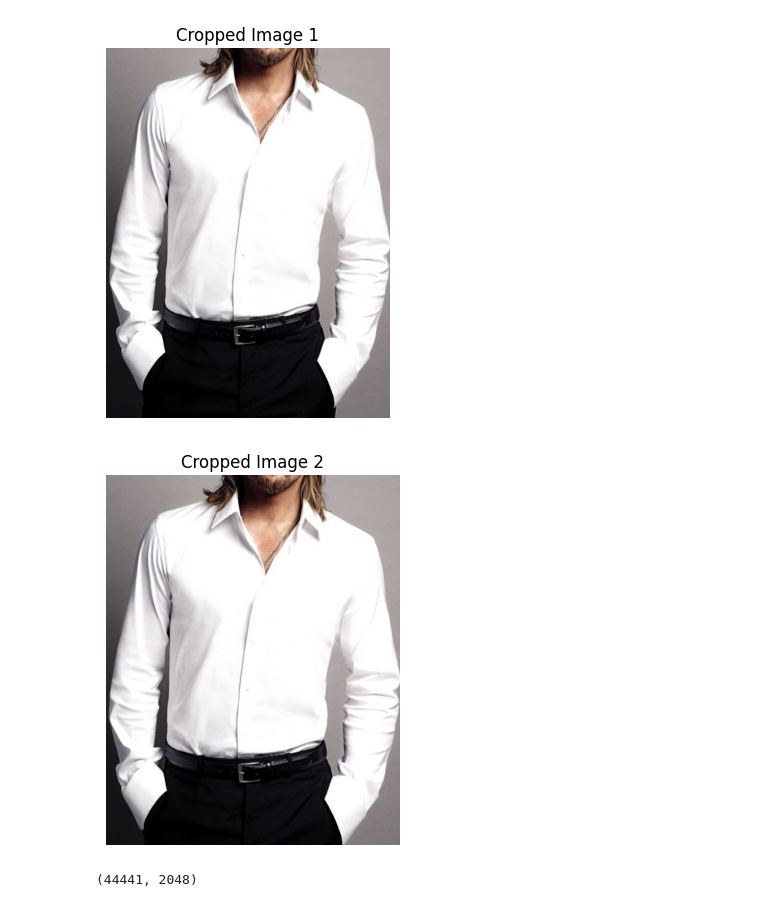
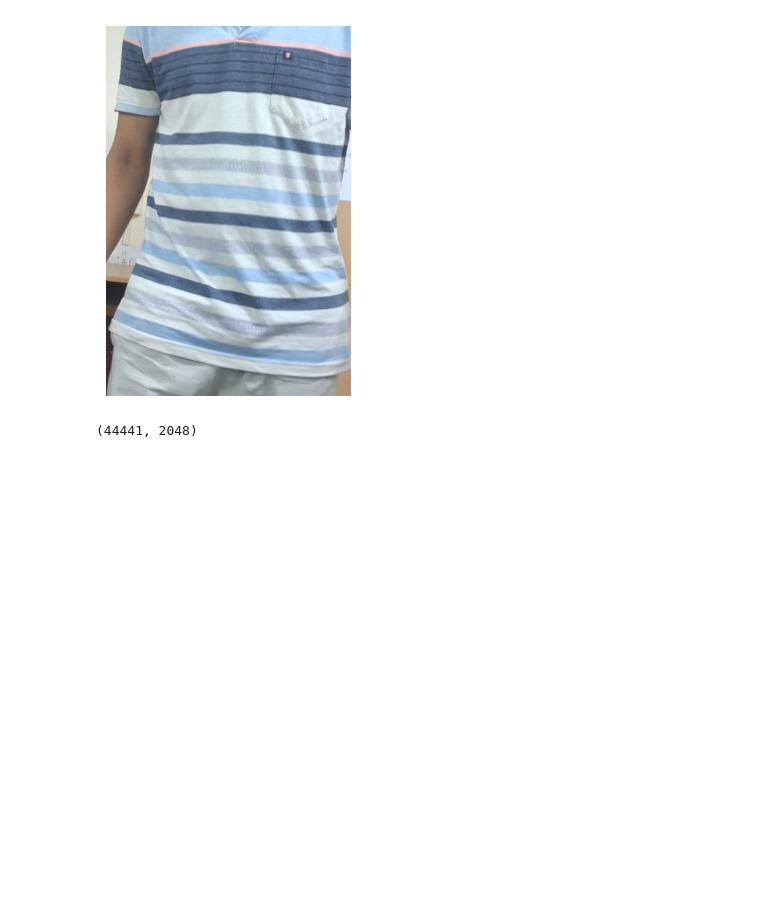
Before and after one commit to Raihan2511/ShopLens-AI-Shopping-Assistant, a Jupyter notebook: server/notebooks/model-testing.ipynb, the cells around one changed output. Drawn from its saved outputs; the diff is of its cells as text; code cells hidden in the pictures; blank space fills up the shorter version.

```diff
--- a/server/notebooks/model-testing.ipynb
+++ b/server/notebooks/model-testing.ipynb
@@ -15,8 +15,8 @@ from tensorflow.keras.layers import GlobalMaxPool2D
 # %%
 YOLO_MODEL_PATH = "../../yolo_small"
 FINETUNED_MODEL_PATH = "../../model"
-IMAGE_PATH = "https://i.pinimg.com/736x/62/42/fb/6242fb3e35b6a6f434b577042e97dd24.jpg"
-CAT_NAME = "shirt, blouse"
+IMAGE_PATH = "ghosh.jpg"
+CAT_NAME = "top, t-shirt, sweatshirt"
 # %%
 # This is the order of the categories list. NO NOT CHANGE. Just for visualization purposes
 cats = ['shirt, blouse', 'top, t-shirt, sweatshirt', 'sweater', 'cardigan', 'jacket', 'vest', 'pants', 'shorts', 'skirt', 'coat', 'dress', 'jumpsuit', 'cape', 'glasses', 'hat', 'headband, head covering, hair accessory', 'tie', 'glove', 'watch', 'belt', 'leg warmer', 'tights, stockings', 'sock', 'shoe', 'bag, wallet', 'scarf', 'umbrella', 'hood', 'collar', 'lapel', 'epaulette', 'sleeve', 'pocket', 'neckline', 'buckle', 'zipper', 'applique', 'bead', 'bow', 'flower', 'fringe', 'ribbon', 'rivet', 'ruffle', 'sequin', 'tassel']
@@ -126,10 +126,11 @@ feature_extractor = YolosFeatureExtractor.from_pretrained(YOLO_MODEL_PATH)
 model = YolosForObjectDetection.from_pretrained(FINETUNED_MODEL_PATH)
 # model.eval()  # Set model to eval mode
 # %%
-# Load image from file or URL
-# image = Image.open("person_with_clothes.jpg").convert("RGB")
-# Or:
-image = Image.open(requests.get(IMAGE_PATH, stream=True).raw).convert("RGB")
-image = fix_channels(ToTensor()(image))
-# image = image.resize((600, 800))
-image
+import os
+
+if os.path.exists(IMAGE_PATH):
+    # Load from local file
+    image = Image.open(IMAGE_PATH).convert("RGB")
+else:
+    # Load from URL
+    image = Image.open(requests.get(IMAGE_PATH, stream=True).raw).convert("RGB")
@@ -165,13 +164,12 @@ for label, box in zip(labels, bboxes_scaled):
 # %%
 for idx, crop in enumerate(cropped_images):
     plt.figure()
     plt.imshow(crop)
-    plt.title(f"Cropped Image {idx+1}")
+    # plt.title(f"Cropped Image {idx+1}")
     plt.axis("off")
     plt.show()
 # %% [output]
-[figure, old version]
+[figure, new version]
-[figure, removed]
 # %%
 # Load saved features from the file
 Image_features = pkl.load(open('Images_features.pkl', 'rb'))
```
Also changed, not shown: parts of 5 cells of this notebook, 21 other files.
